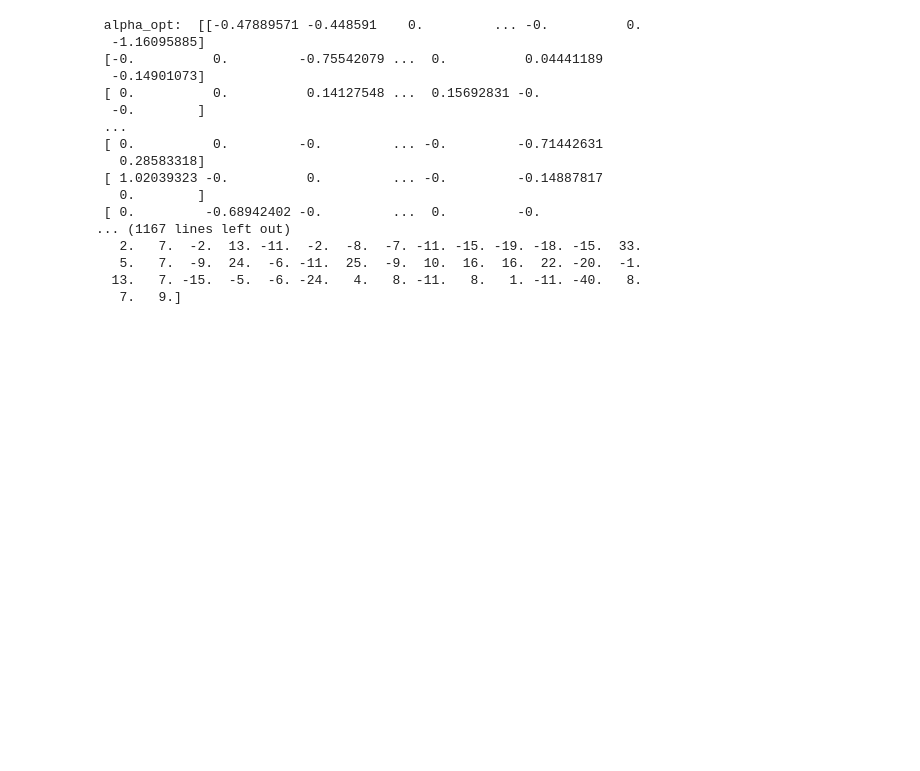
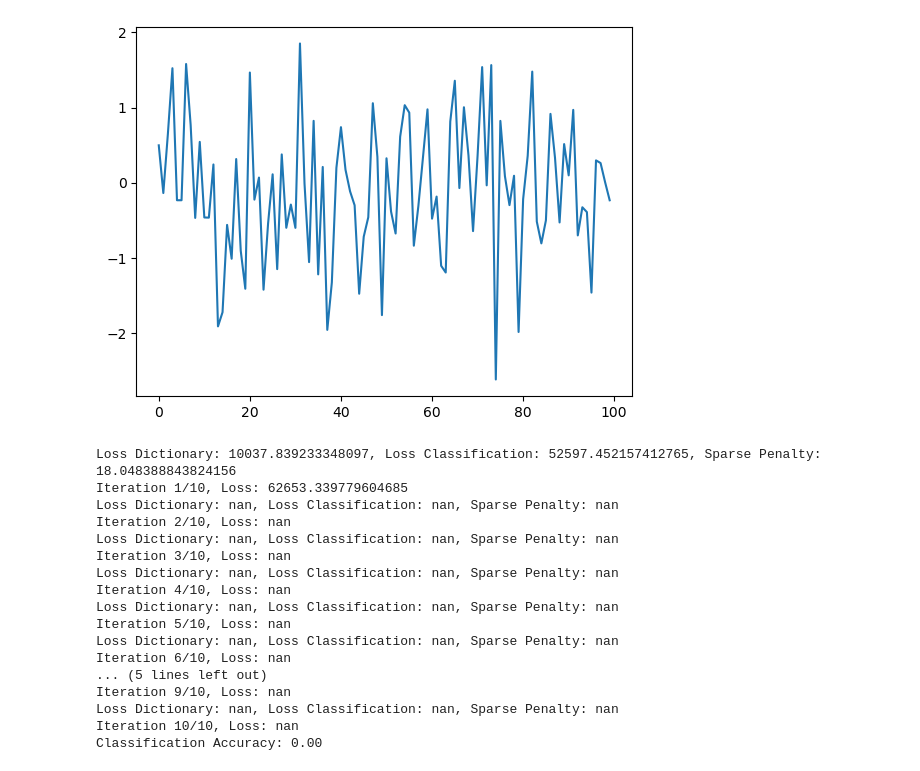
Before and after one commit to chris-mrn/Supervised-Dictionary-Learning-, a Jupyter notebook: Test_Simple_SDL.ipynb, the cells around one changed output. Cells and saved outputs as stored; diff of their text form; code cells hidden in the pictures; blank space fills up the shorter version.

```diff
--- a/Test_Simple_SDL.ipynb
+++ b/Test_Simple_SDL.ipynb
@@ -117,56 +125,60 @@ class SDL:
 # %%
 
 # Generate synthetic data
 np.random.seed(42)
-n_samples, n_features, n_components = 100, 20, 10
+n_samples, n_features, n_components = 100, 100, 10
 X = np.random.randn(n_samples, n_features)  # Input data
 true_D = np.random.randn(n_features, n_components)  # True dictionary
 true_alpha = np.random.randn(n_samples, n_components)  # Sparse codes
 true_theta = np.random.randn(n_components)  # Linear model weights
 b_true = 0.5  # Bias term
 
+
 # Generate labels based on the linear model
 y = X @ true_D @ true_theta + b_true + 0.1 * np.random.randn(n_samples)
 y = np.round(y)  # Binary classification labels (0 or 1)
 
+# do a plot of X[0]
+import matplotlib.pyplot as plt
+plt.plot(X[0])
+plt.show()
+
+
+
+
 # Initialize the SDL model
-sdl = SDL(
+sdl = SDL_simple(
     n_iter=10,
     lamnda0=0.01,
-    lambda1=0.1,
+    lambda1=0.2,
     lambda2=0.1,
     lr_D=0.01,
     lr_theta=0.01,
     lr_alpha=0.01
 )
 
 # Fit the model to the data
 sdl.fit(X, y)
 
 # Evaluate the model
 accuracy = sdl.score(X, y)
 print(f"Classification Accuracy: {accuracy:.2f}")
-
-# Predictions
-y_pred = sdl.predict(X)
-print(f"Predicted Labels: {np.round(y_pred)}")
-
-# print the true
 # %% [output]
+[figure, added]
- alpha_opt:  [[-0.47889571 -0.448591    0.         ... -0.          0.
-  -1.16095885]
- [-0.          0.         -0.75542079 ...  0.          0.04441189
-  -0.14901073]
- [ 0.          0.          0.14127548 ...  0.15692831 -0.
-  -0.        ]
- ...
- [ 0.          0.         -0.         ... -0.         -0.71442631
-   0.28583318]
- [ 1.02039323 -0.          0.         ... -0.         -0.14887817
-   0.        ]
- [ 0.         -0.68942402 -0.         ...  0.         -0.
-... (1167 lines left out)
-   2.   7.  -2.  13. -11.  -2.  -8.  -7. -11. -15. -19. -18. -15.  33.
-   5.   7.  -9.  24.  -6. -11.  25.  -9.  10.  16.  16.  22. -20.  -1.
-  13.   7. -15.  -5.  -6. -24.   4.   8. -11.   8.   1. -11. -40.   8.
-   7.   9.]
+Loss Dictionary: 10037.839233348097, Loss Classification: 52597.452157412765, Sparse Penalty: 18.048388843824156
+Iteration 1/10, Loss: 62653.339779604685
+Loss Dictionary: nan, Loss Classification: nan, Sparse Penalty: nan
+Iteration 2/10, Loss: nan
+Loss Dictionary: nan, Loss Classification: nan, Sparse Penalty: nan
+Iteration 3/10, Loss: nan
+Loss Dictionary: nan, Loss Classification: nan, Sparse Penalty: nan
+Iteration 4/10, Loss: nan
+Loss Dictionary: nan, Loss Classification: nan, Sparse Penalty: nan
+Iteration 5/10, Loss: nan
+Loss Dictionary: nan, Loss Classification: nan, Sparse Penalty: nan
+Iteration 6/10, Loss: nan
+... (5 lines left out)
+Iteration 9/10, Loss: nan
+Loss Dictionary: nan, Loss Classification: nan, Sparse Penalty: nan
+Iteration 10/10, Loss: nan
+Classification Accuracy: 0.00
```
Also changed, not shown: parts of 2 cells of this notebook, 9 other files.
